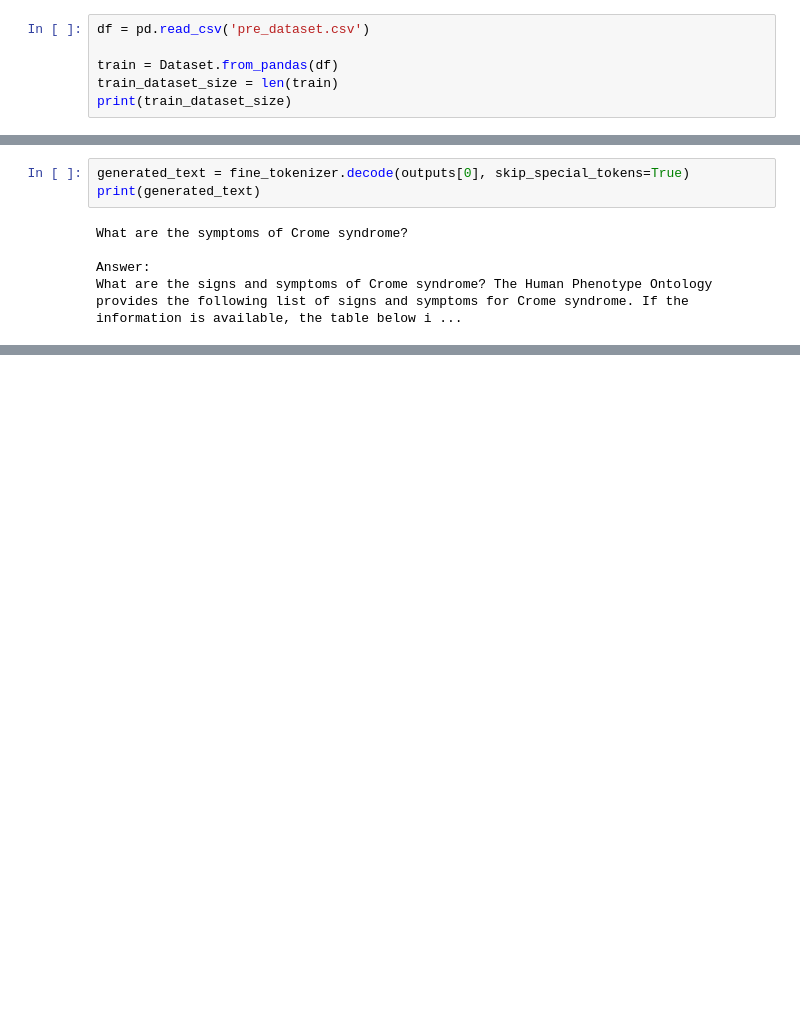
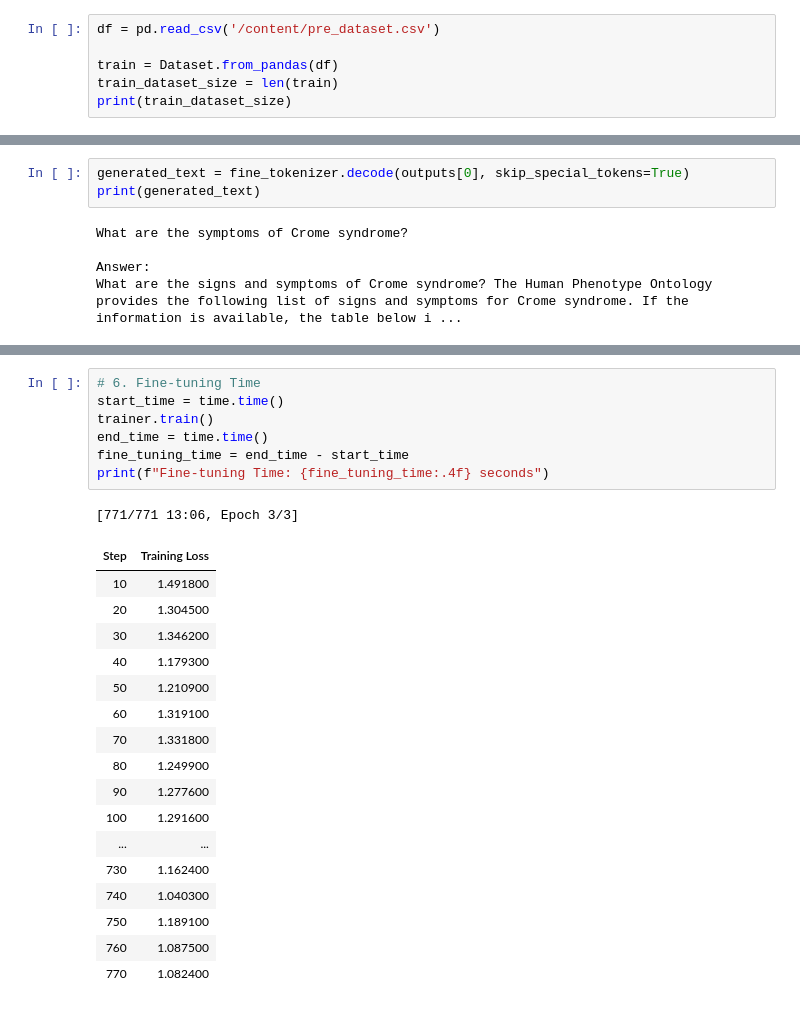
Before and after one commit to ShivamGoyal03/Intel-Research-Paper, a Jupyter notebook: Fine_Tuning_LLM.ipynb, the cells around one changed output, grey strips where cells are left out. Cells and saved outputs as stored; diff of their text form; blank space fills up the shorter version.

Commit message:
Added metrics - inference time(latency), throughput, model load time, cpu utilization, BLEU score, fine-tuning time

```diff
--- a/Fine_Tuning_LLM.ipynb
+++ b/Fine_Tuning_LLM.ipynb
@@ -167,7 +170,7 @@ sample_df['text'] = 'Question:\n' + sample_df['question'] + '\n\nAnswer:\n' + sa
 sample_df.drop(columns=['question','answer'], axis=1,inplace=True)
 # sample_df.to_csv('/content/pre_dataset.csv', index=False)
 # %%
-df = pd.read_csv('pre_dataset.csv')
+df = pd.read_csv('/content/pre_dataset.csv')
 
 train = Dataset.from_pandas(df)
 train_dataset_size = len(train)
@@ -408,0 +498,26 @@ What are the signs and symptoms of Crome syndrome? The Human Phenotype Ontology
+# %%
+# 6. Fine-tuning Time
+start_time = time.time()
+trainer.train()
+end_time = time.time()
+fine_tuning_time = end_time - start_time
+print(f"Fine-tuning Time: {fine_tuning_time:.4f} seconds")
+# %% [output]
+[771/771 13:06, Epoch 3/3]
+| Step | Training Loss |
+| 10 | 1.491800 |
+| 20 | 1.304500 |
+| 30 | 1.346200 |
+| 40 | 1.179300 |
+| 50 | 1.210900 |
+| 60 | 1.319100 |
+| 70 | 1.331800 |
+| 80 | 1.249900 |
+| 90 | 1.277600 |
+| 100 | 1.291600 |
+| ... | ... |
+| 730 | 1.162400 |
+| 740 | 1.040300 |
+| 750 | 1.189100 |
+| 760 | 1.087500 |
+| 770 | 1.082400 |
```
Also changed, not shown: parts of 15 cells of this notebook.
